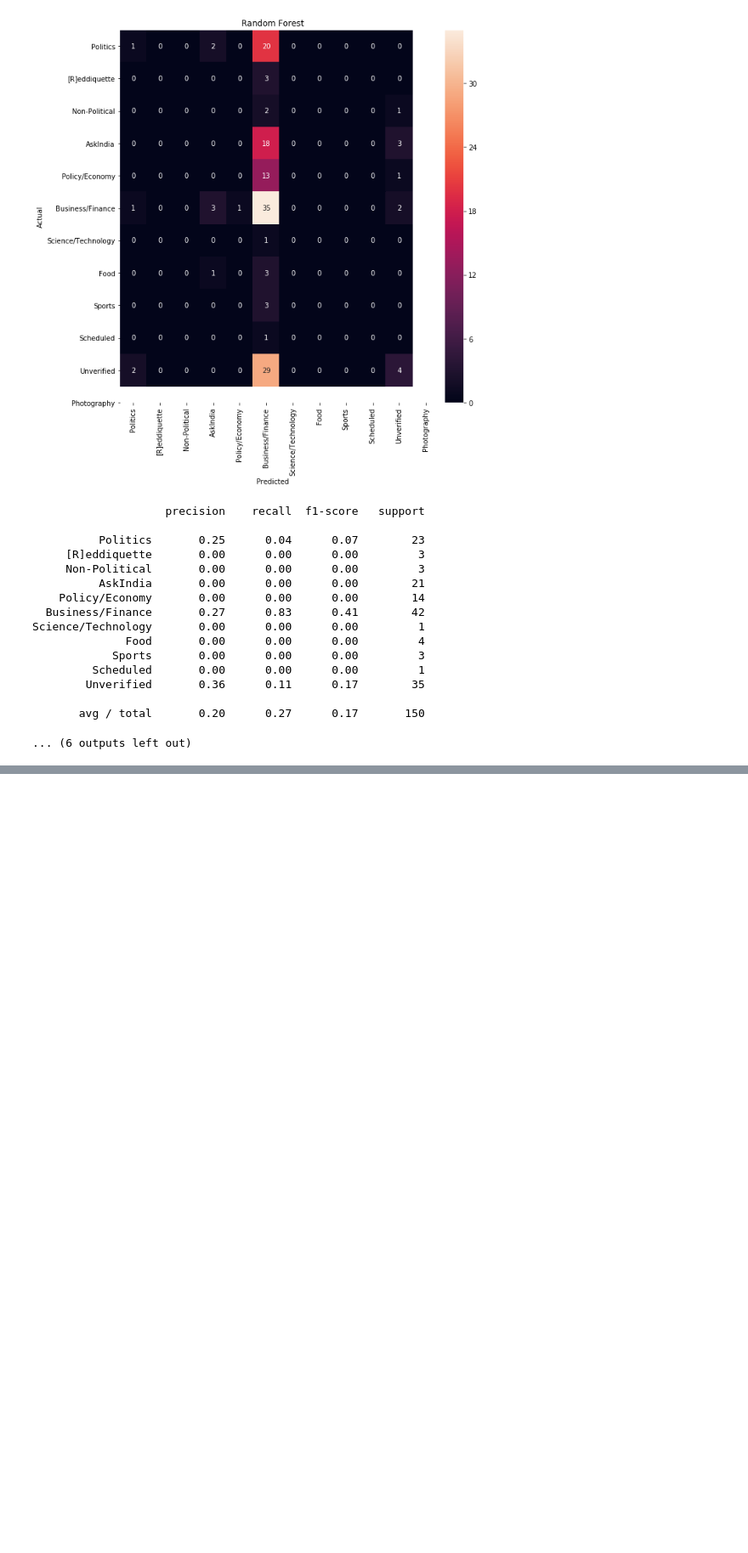
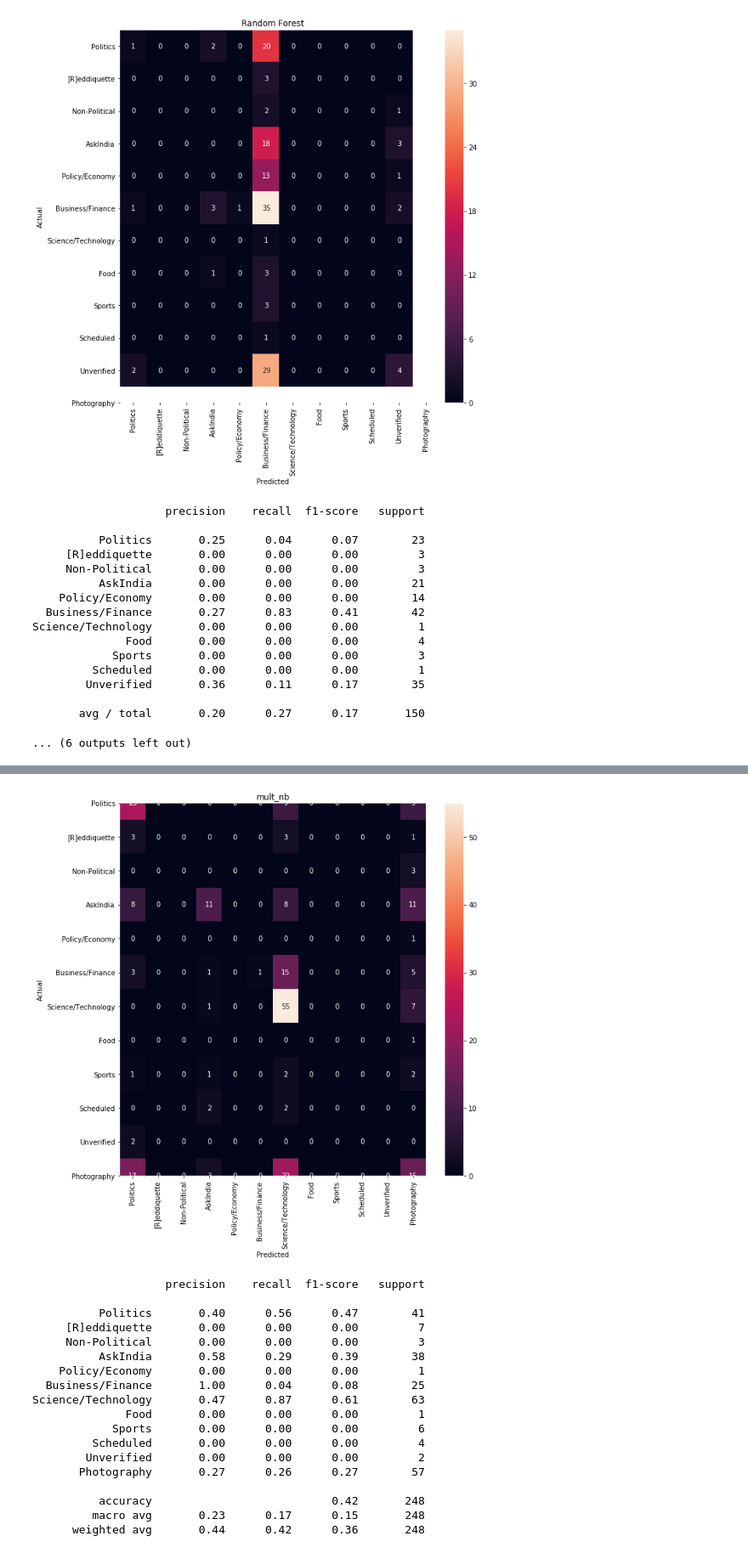
Before and after one commit to arush15june/rIndiaFlairLearning, a Jupyter notebook: src/backend/model/Data Playground.ipynb, the cells around one changed output, grey strips where cells are left out. Shown at 85% size. Drawn from its saved outputs; the diff is of its cells as text; code cells hidden in the pictures; blank space fills up the shorter version.

```diff
--- a/src/backend/model/Data Playground.ipynb
+++ b/src/backend/model/Data Playground.ipynb
@@ -385,0 +402,5 @@ Science/Technology       0.00      0.00      0.00         1
+# %%
+nlp = spacy.load('en_core_web_sm')
+# %%
+feature_df['feature'] = feature_df['feature'].apply(lambda x: [token.text for token in nlp(x)])
+feature_df
@@ -385,0 +484,11 @@ Science/Technology       0.00      0.00      0.00         1
+# %%
+# start with the classics - naive bayes of the multinomial and bernoulli varieties
+# with either pure counts or tfidf features
+mult_nb = Pipeline([("count_vectorizer", CountVectorizer(analyzer=lambda x: x)), ("multinomial nb", MultinomialNB())])
+bern_nb = Pipeline([("count_vectorizer", CountVectorizer(analyzer=lambda x: x)), ("bernoulli nb", BernoulliNB())])
+mult_nb_tfidf = Pipeline([("tfidf_vectorizer", TfidfVectorizer(analyzer=lambda x: x)), ("multinomial nb", MultinomialNB())])
+bern_nb_tfidf = Pipeline([("tfidf_vectorizer", TfidfVectorizer(analyzer=lambda x: x)), ("bernoulli nb", BernoulliNB())])
+# SVM - which is supposed to be more or less state of the art
+# http://www.cs.cornell.edu/people/tj/publications/joachims_98a.pdf
+svc = Pipeline([("count_vectorizer", CountVectorizer(analyzer=lambda x: x)), ("linear svc", SVC(kernel="linear"))])
+svc_tfidf = Pipeline([("tfidf_vectorizer", TfidfVectorizer(analyzer=lambda x: x)), ("linear svc", SVC(kernel="linear"))])
@@ -385,0 +628,51 @@ Science/Technology       0.00      0.00      0.00         1
+# %%
+from sklearn.metrics import confusion_matrix, classification_report
+
+all_models = [
+    ("mult_nb", mult_nb),
+    ("mult_nb_tfidf", mult_nb_tfidf),
+    ("bern_nb", bern_nb),
+    ("bern_nb_tfidf", bern_nb_tfidf),
+    ("svc", svc),
+    ("svc_tfidf", svc_tfidf),
+    ("w2v", etree_w2v),
+    ("w2v_tfidf", etree_w2v_tfidf),
+    ("xgb_w2v_tfidf", xgb_w2v_tfidf),
+    ("svc_w2v_tfidf", svc_w2v_tfidf),
+    ("forest_w2v_tfidf", forest_w2v_tfidf),
+    ("tree_w2v_tfidf", tree_w2v_tfidf),
+]
+for item in all_models:
+    name, model = item[0], item[1]
+    X_train, X_test, y_train, y_test, indices_train, indices_test = train_test_split(feature_df["feature"], feature_df["flair"], data.index, test_size=0.33, random_state=0)
+    model.fit(X_train, y_train)
+    y_pred = model.predict(X_test)
+    conf_mat = confusion_matrix(y_test, y_pred)
+    fig, ax = plt.subplots(figsize=(10,10))
+    sns.heatmap(conf_mat, annot=True, fmt='d',
+                xticklabels=classes, yticklabels=classes)
+    plt.ylabel('Actual')
+    plt.xlabel('Predicted')
+    plt.title(name)
+    plt.show()
+    print(classification_report(y_test, y_pred, target_names=classes))
+# %% [output]
+[figure, added]
+                    precision    recall  f1-score   support
+
+          Politics       0.40      0.56      0.47        41
+     [R]eddiquette       0.00      0.00      0.00         7
+     Non-Political       0.00      0.00      0.00         3
+          AskIndia       0.58      0.29      0.39        38
+    Policy/Economy       0.00      0.00      0.00         1
+  Business/Finance       1.00      0.04      0.08        25
+Science/Technology       0.47      0.87      0.61        63
+              Food       0.00      0.00      0.00         1
+            Sports       0.00      0.00      0.00         6
+         Scheduled       0.00      0.00      0.00         4
+        Unverified       0.00      0.00      0.00         2
+       Photography       0.27      0.26      0.27        57
+
+          accuracy                           0.42       248
+         macro avg       0.23      0.17      0.15       248
+      weighted avg       0.44      0.42      0.36       248
```
Also changed, not shown: parts of 20 cells of this notebook, 1 other file.
